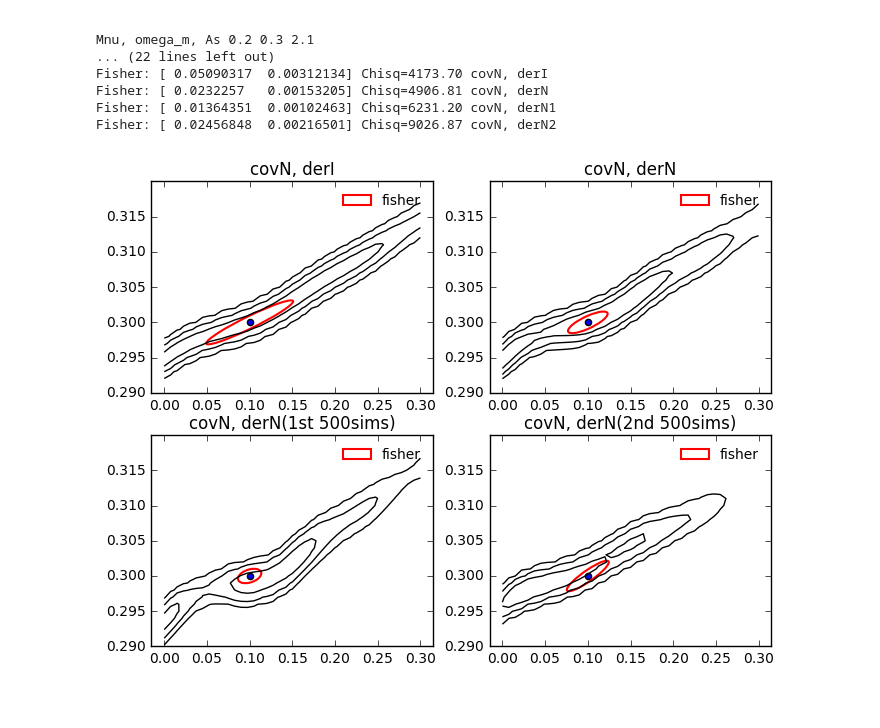
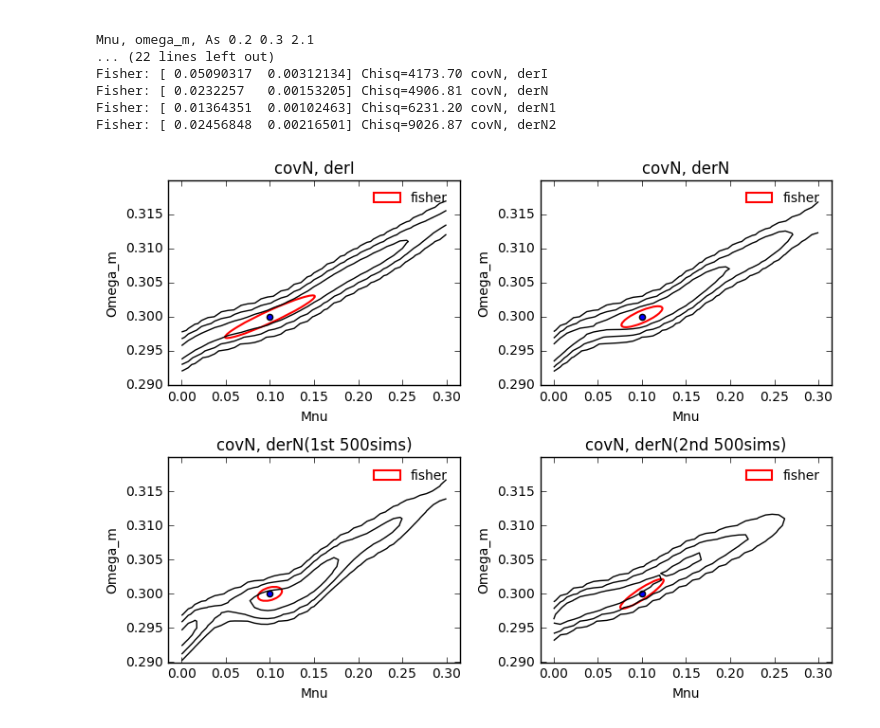
Before and after one commit to liuxx479/PDFs, a Jupyter notebook: test_avg.ipynb, the cells around one changed output. Saved outputs shown, nothing was run; the diff lists cells and outputs as text; code cells hidden in the pictures.

```diff
--- a/test_avg.ipynb
+++ b/test_avg.ipynb
@@ -300,34 +300,37 @@ for iNa in range(Na):
         chiplans[2, iNa, iNb] = float(mat(diffn)*covN*mat(diffn).T)
         chiplans[3, iNa, iNb] = float(mat(diffn1)*covN*mat(diffn1).T)
         chiplans[4, iNa, iNb] = float(mat(diffn2)*covN*mat(diffn2).T)
 
 
 ############# plotting
 labels = ['covN, derI','covN, derN','covN, derN(1st 500sims)','covN, derN(2nd 500sims)']
 seed(55)
 
 f, ((ax1,ax2),(ax3,ax4))  = subplots(2,2,figsize=(8,6))
 
 i=1
 for ax in (ax1,ax2,ax3,ax4):
     icolor='k'
 
     ichi = chiplans[i]
     ip = exp(-0.5*ichi).T
     iF = Flist[i][0]
     il = sort(WLanalysis.findlevel(ip))
     ax.contour(X, Y, ip,levels=il, origin='lower',aspect='auto',
                interpolation='nearest',colors=icolor,label=labels[i-1],lw=0.5)
     plotEllipse([0.1, 0.3], mat(iF).I, 'r','solid','fisher',ax)
     #ax.clabel(CS)
     ax.scatter(0.1, 0.3)
     ax.set_ylim(0.29, 0.32)
     ax.legend(fontsize=10, frameon=0, loc=0)
     ax.set_title(labels[i-1])
     i+=1
+    ax.set_xlabel('Mnu')
+    ax.set_ylabel('Omega_m')
+plt.tight_layout()
 show()
 # %% [output]
-[figure, old version]
+[figure, new version]
 # %%
 chiplans = zeros((5,Na,Nb))
 for ifunc in ('multiquadric', 'inverse','gaussian','linear','cubic','quintic','thin_plate'):
```
Also changed, not shown: parts of 3 cells of this notebook, 2 other files.
